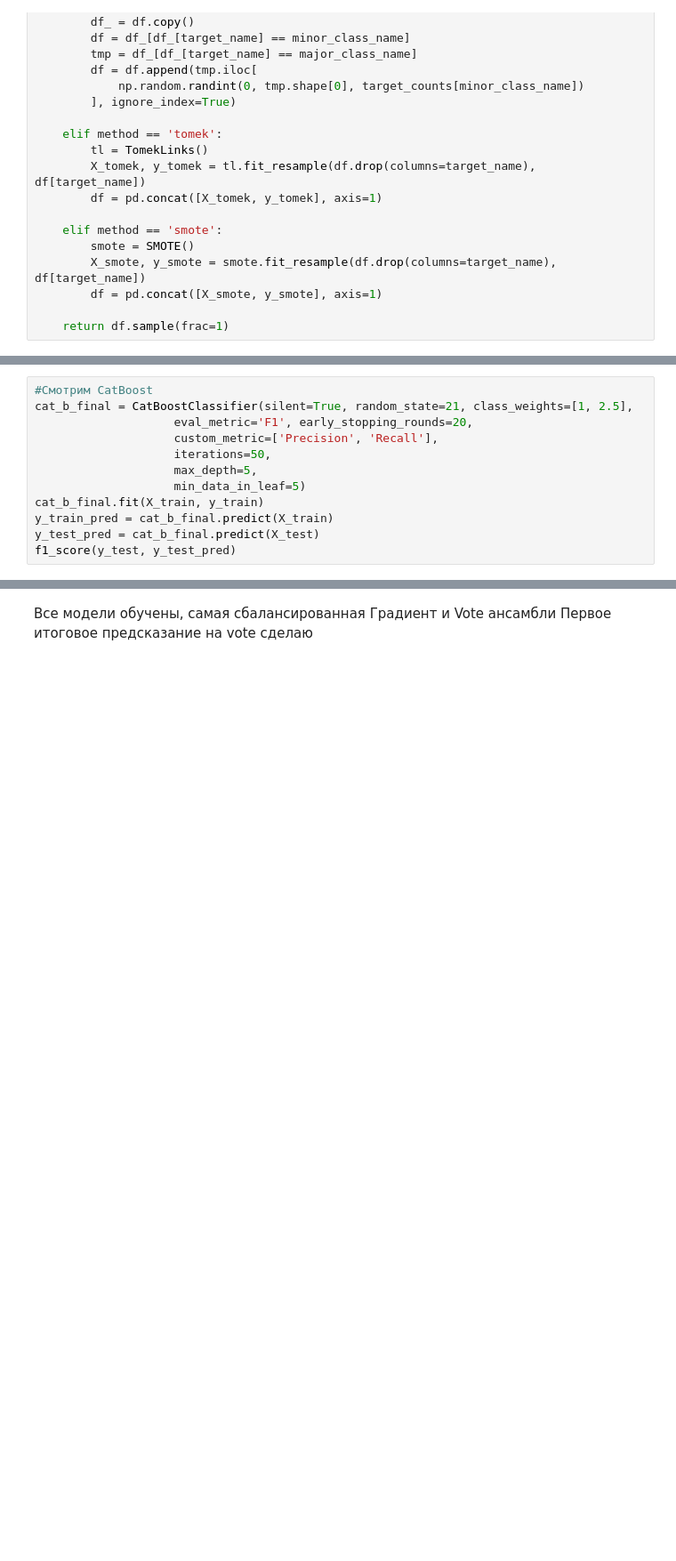
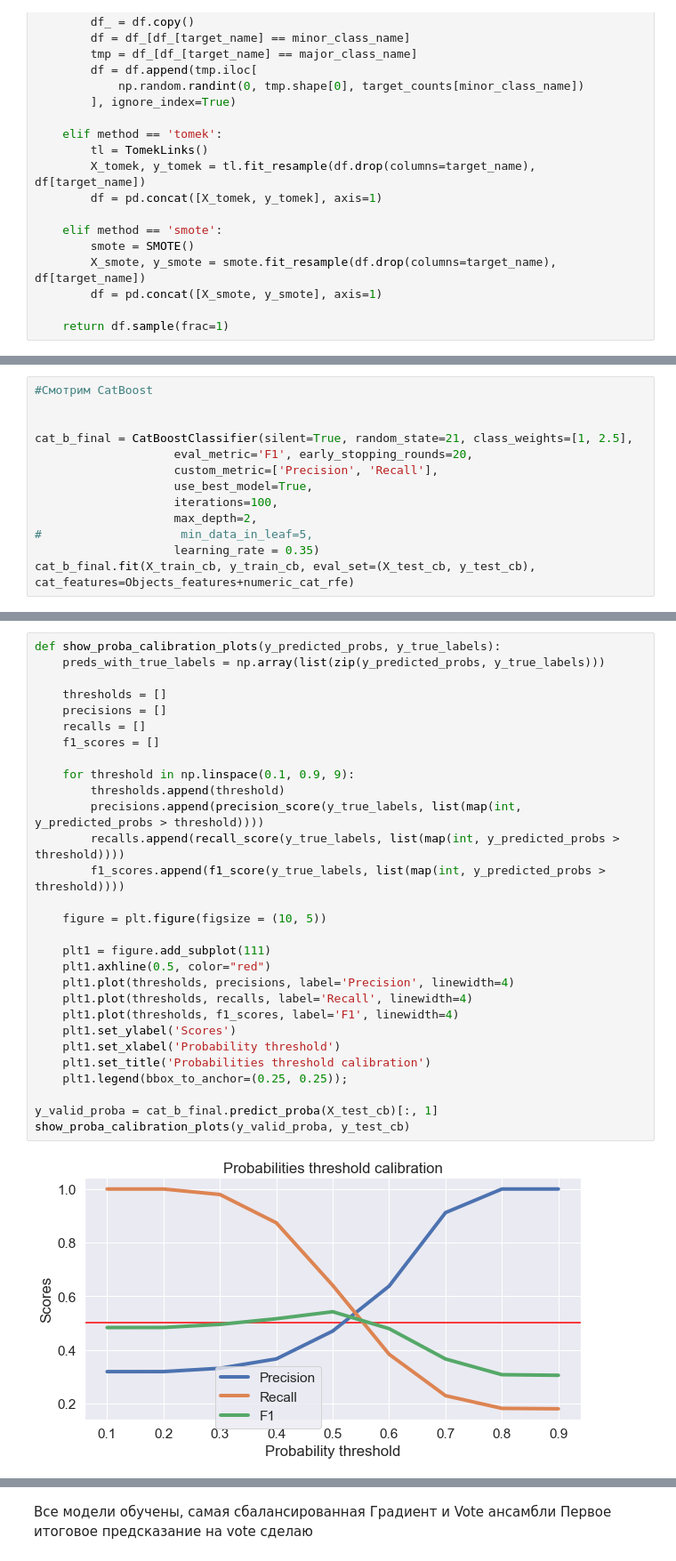
Before and after one commit to NickHlzv/Numpy-Pandas-Scikit, a Jupyter notebook: CourseP2/NHalzev_solution.ipynb, the cells around one changed output, grey strips where cells are left out. Shown at 89% size. Cells and saved outputs as stored; diff of their text form; blank space fills up the shorter version.

```diff
--- a/CourseP2/NHalzev_solution.ipynb
+++ b/CourseP2/NHalzev_solution.ipynb
@@ -1299,13 +1436,14 @@ Credit Default
 # %%
 #Смотрим CatBoost
+
+
 cat_b_final = CatBoostClassifier(silent=True, random_state=21, class_weights=[1, 2.5],
                     eval_metric='F1', early_stopping_rounds=20,
                     custom_metric=['Precision', 'Recall'],
-                    iterations=50,
-                    max_depth=5,
-                    min_data_in_leaf=5)
-cat_b_final.fit(X_train, y_train)
-y_train_pred = cat_b_final.predict(X_train)
-y_test_pred = cat_b_final.predict(X_test)
-f1_score(y_test, y_test_pred)
+                    use_best_model=True,
+                    iterations=100,
+                    max_depth=2,
+#                    min_data_in_leaf=5,
+                    learning_rate = 0.35)
+cat_b_final.fit(X_train_cb, y_train_cb, eval_set=(X_test_cb, y_test_cb), cat_features=Objects_features+numeric_cat_rfe)
 # %% [output]
@@ -1320,0 +1451,31 @@ recall_score(y_test, y_test_pred)
+# %%
+def show_proba_calibration_plots(y_predicted_probs, y_true_labels):
+    preds_with_true_labels = np.array(list(zip(y_predicted_probs, y_true_labels)))
+
+    thresholds = []
+    precisions = []
+    recalls = []
+    f1_scores = []
+
+    for threshold in np.linspace(0.1, 0.9, 9):
+        thresholds.append(threshold)
+        precisions.append(precision_score(y_true_labels, list(map(int, y_predicted_probs > threshold))))
+        recalls.append(recall_score(y_true_labels, list(map(int, y_predicted_probs > threshold))))
+        f1_scores.append(f1_score(y_true_labels, list(map(int, y_predicted_probs > threshold))))
+
+    figure = plt.figure(figsize = (10, 5))
+
+    plt1 = figure.add_subplot(111)
+    plt1.axhline(0.5, color="red")
+    plt1.plot(thresholds, precisions, label='Precision', linewidth=4)
+    plt1.plot(thresholds, recalls, label='Recall', linewidth=4)
+    plt1.plot(thresholds, f1_scores, label='F1', linewidth=4)
+    plt1.set_ylabel('Scores')
+    plt1.set_xlabel('Probability threshold')
+    plt1.set_title('Probabilities threshold calibration')
+    plt1.legend(bbox_to_anchor=(0.25, 0.25));
+
+y_valid_proba = cat_b_final.predict_proba(X_test_cb)[:, 1]
+show_proba_calibration_plots(y_valid_proba, y_test_cb)
+# %% [output]
+[figure, added]
```
Also changed, not shown: parts of 47 cells of this notebook, 2 other files.
